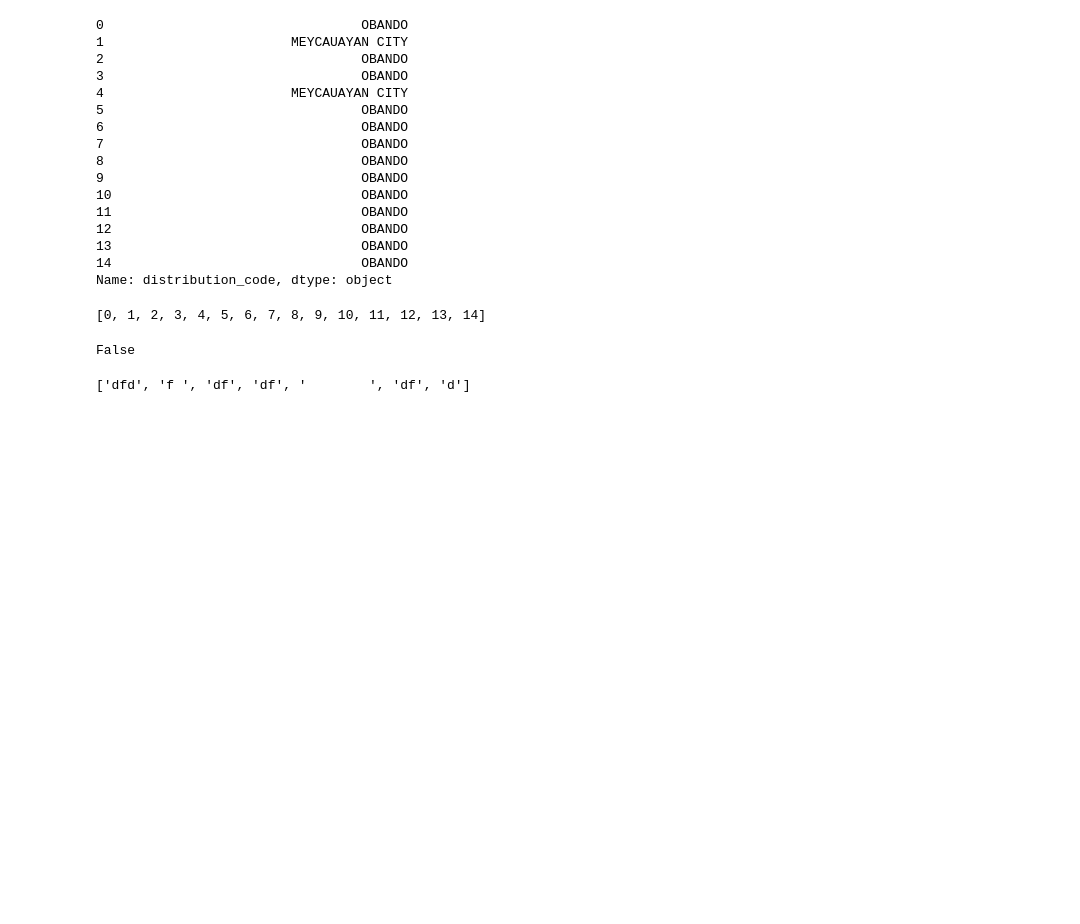
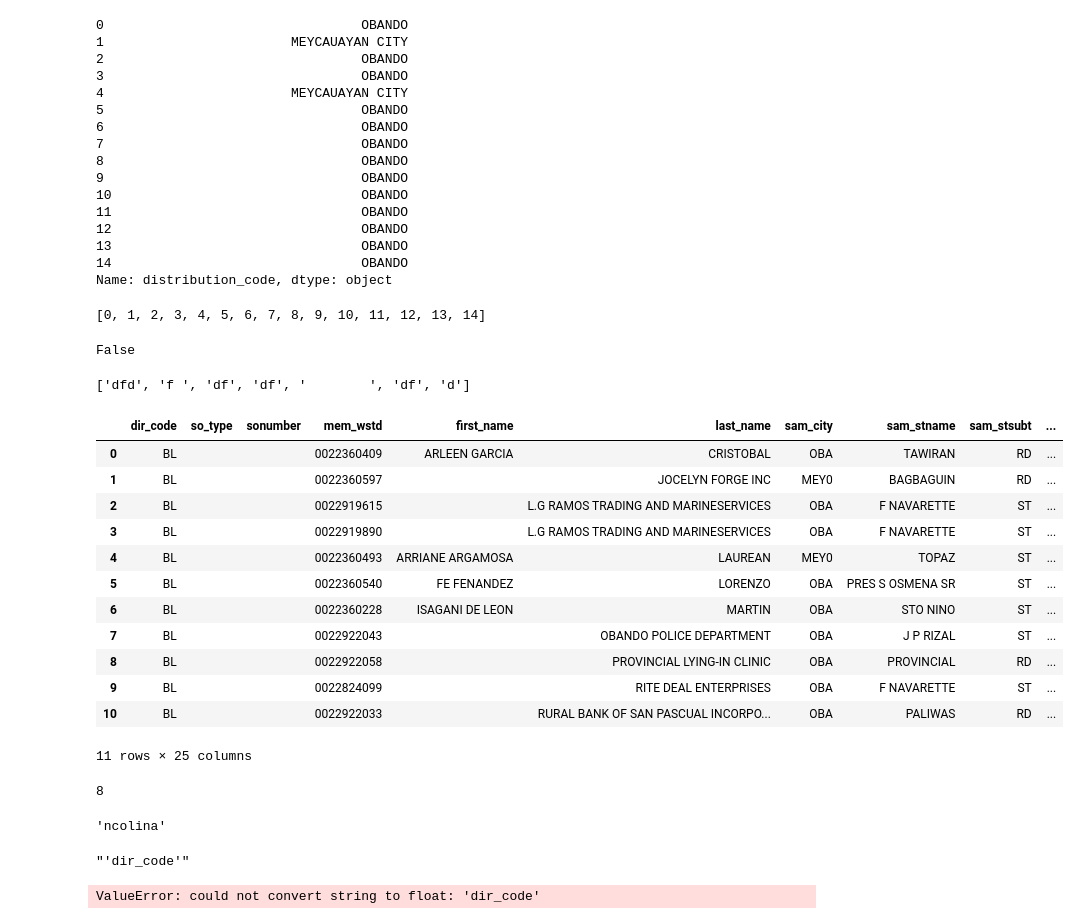
Before and after one commit to ncolina/DPC_SO, a Jupyter notebook: Testing.ipynb, the cells around one changed output. Saved outputs shown, nothing was run; the diff lists cells and outputs as text; code cells hidden in the pictures; blank space fills up the shorter version.

```diff
--- a/Testing.ipynb
+++ b/Testing.ipynb
@@ -173,3 +239,29 @@ index=rr_crm.duplicated(['name1','name2','City','Province','SAM_BLDNAME','SAM_ST
 'dfdsf sdfsdfs        sdfsd'.split('s')
 # %% [output]
 ['dfd', 'f ', 'df', 'df', '        ', 'df', 'd']
+# %%
+rr
+# %% [output]
+|  | dir_code | so_type | sonumber | mem_wstd | first_name | last_name | sam_city | sam_stname | sam_stsubt | ... |
+| 0 | BL |  |  | 0022360409 | ARLEEN GARCIA | CRISTOBAL | OBA | TAWIRAN | RD | ... |
+| 1 | BL |  |  | 0022360597 |  | JOCELYN FORGE INC | MEY0 | BAGBAGUIN | RD | ... |
+| 2 | BL |  |  | 0022919615 |  | L.G RAMOS TRADING AND MARINESERVICES | OBA | F NAVARETTE | ST | ... |
+| 3 | BL |  |  | 0022919890 |  | L.G RAMOS TRADING AND MARINESERVICES | OBA | F NAVARETTE | ST | ... |
+| 4 | BL |  |  | 0022360493 | ARRIANE ARGAMOSA | LAUREAN | MEY0 | TOPAZ | ST | ... |
+| 5 | BL |  |  | 0022360540 | FE FENANDEZ | LORENZO | OBA | PRES S OSMENA SR | ST | ... |
+| 6 | BL |  |  | 0022360228 | ISAGANI DE LEON | MARTIN | OBA | STO NINO | ST | ... |
+| 7 | BL |  |  | 0022922043 |  | OBANDO POLICE DEPARTMENT | OBA | J P RIZAL | ST | ... |
+| 8 | BL |  |  | 0022922058 |  | PROVINCIAL LYING-IN CLINIC | OBA | PROVINCIAL | RD | ... |
+| 9 | BL |  |  | 0022824099 |  | RITE DEAL ENTERPRISES | OBA | F NAVARETTE | ST | ... |
+| 10 | BL |  |  | 0022922033 |  | RURAL BANK OF SAN PASCUAL INCORPO... | OBA | PALIWAS | RD | ... |
+11 rows × 25 columns
+# %%
+x=8
+x=x or 5
+x
+# %% [output]
+8
+# %%
+os.getlogin()
+# %% [output]
+'ncolina'
@@ -175,0 +273,13 @@ index=rr_crm.duplicated(['name1','name2','City','Province','SAM_BLDNAME','SAM_ST
+# %%
+titles[0]
+# %% [output]
+"'dir_code'"
+# %%
+reader= csv.reader(open('config/input_format'),quoting=csv.QUOTE_NONNUMERIC)
+lines=[]
+for row in reader:
+    print list(row)
+names=lines[0]
+widths=lines[1]
+# %% [output]
+ValueError: could not convert string to float: 'dir_code'
```
Also changed, not shown: parts of 9 cells of this notebook, 15 other files.
